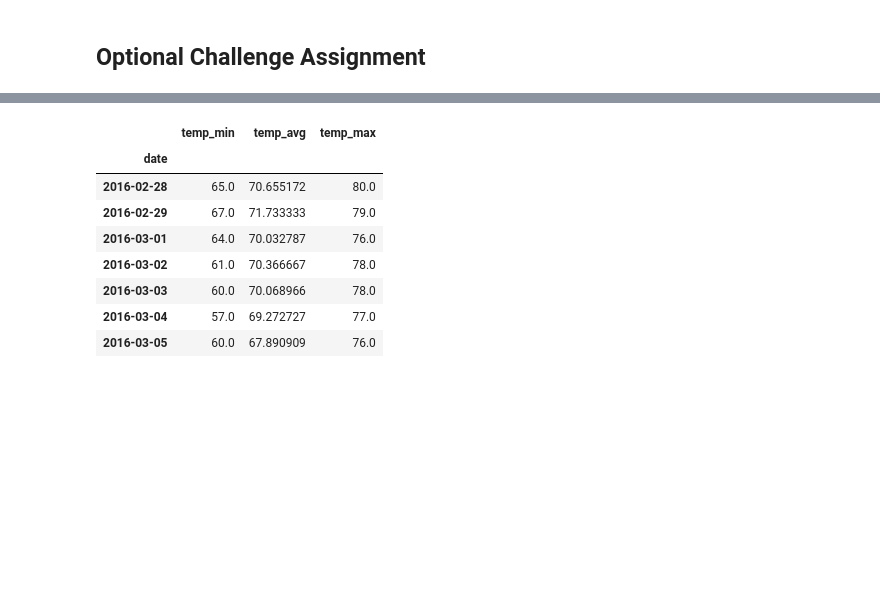
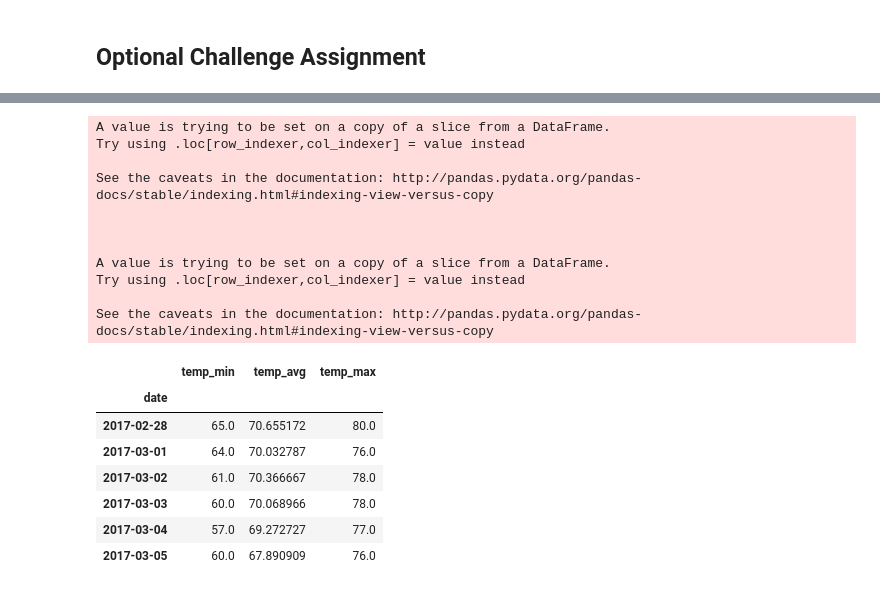
Before and after one commit to jamie-miller-rva/SQLAlchemy-Data-Storage-and-Retrieval, a Jupyter notebook: SQLAlchemy-Data-Storage-and-Retrieval.ipynb, the cells around one changed output, grey strips where cells are left out. Cells and saved outputs as stored; diff of their text form; code cells hidden in the pictures; blank space fills up the shorter version.

Commit message:
Jupyter Notebook for Vacation 'Climate Analysis' for Hawaii

```diff
--- a/SQLAlchemy-Data-Storage-and-Retrieval.ipynb
+++ b/SQLAlchemy-Data-Storage-and-Retrieval.ipynb
@@ -530,0 +477,11 @@ temp_min, temp_avg, temp_max
+# %%
+# ==== INPUT REQUIRED: vacation_start_date   # the first day of weather query in the format '%Y-%m-%d'
+# vacation_start_date = input('Enter a start date AS A STRING between 2010-01-01 and 2017-08-23 in the "YYYY-MM-DD" format: ')
+vacation_start_date = '2017-02-28'
+
+# ==== INPUT REQUIRED: vacation_end_date     # the last day of the weather query in the format '%Y-%m-%d'
+# # vacation_end_date = input('Enter a start date AS A STRING between 2010-01-01 and 2017-08-23 in the "YYYY-MM-DD" format: ')
+vacation_end_date = '2017-03-05'
+
+vacation_daily_normals_temp_df = pd.DataFrame(vacation_daily_normals_temp('2017-02-28', '2017-03-05'), columns= ('date', 'temp_min', 'temp_avg', 'temp_max'))
+vacation_daily_normals_temp_df
@@ -531,28 +497,54 @@ temp_min, temp_avg, temp_max
+# %%
+# Create a list of vacation dates
+# the following makes use of datetime and requires dependencies to include import datetime as dt and import timedelta
+start = dt.datetime.strptime(vacation_start_date, "%Y-%m-%d")
+end = dt.datetime.strptime(vacation_end_date, "%Y-%m-%d")+ timedelta(days=1)
+vacation_dates = \
+    [start + dt.timedelta(days=x) for x in range(0, ((end-start)).days)]
+
+# print(list(vacation_dates))
+# %%
+# Create a list of leap years (for this analysis dates will be limited to the first half of this century)
+# leap_years = [2000, 2004, 2008, 2012, 2016, 2020, 2024, 2028, 2032, 2036, 2040, 2044, and 2048]
+leap_years = ('2000', '2004', '2008', '2012', '2016', '2020', '2024', '2028', '2032', '2036', '2040', '2044', '2048')
 # %%
-# Load the previous query results into a Pandas DataFrame
-vacation_daily_normals_temp_df = pd.DataFrame(vacation_daily_normals_temp("02-28", "03-05"), columns=['temp_min', 'temp_avg', 'temp_max'])
+# If the vacation in not in a leap year append the historical output to drop the 29 FEB summary weather data,
+
+if vacation_start_date[:4] not in leap_years:
+    # Remove the row in vacation_daily_normals_temp_df for 29 FEB
+    vacation_daily_normals_temp_df = vacation_daily_normals_temp_df[~vacation_daily_normals_temp_df['date'].str.contains('2016-02-29')]
 
 # Add the `trip_dates` range as the `date` index
 vacation_daily_normals_temp_df['date'] = vacation_dates
 
 # Convert the 'date' from a string to a date using pandas to_datetime
 vacation_daily_normals_temp_df['date'] = pd.to_datetime(vacation_daily_normals_temp_df['date'], format='%Y-%m-%d')
 
 # Reindex on the date column
 # Set the index to the date column using pandas set_index
 vacation_daily_normals_temp_df.set_index('date', inplace=True)
 
 vacation_daily_normals_temp_df
 # %% [output]
+A value is trying to be set on a copy of a slice from a DataFrame.
+Try using .loc[row_indexer,col_indexer] = value instead
+
+See the caveats in the documentation: http://pandas.pydata.org/pandas-docs/stable/indexing.html#indexing-view-versus-copy
+
+
+
+A value is trying to be set on a copy of a slice from a DataFrame.
+Try using .loc[row_indexer,col_indexer] = value instead
+
+See the caveats in the documentation: http://pandas.pydata.org/pandas-docs/stable/indexing.html#indexing-view-versus-copy
 |  | temp_min | temp_avg | temp_max |
 | date |  |  |  |
-| 2016-02-28 | 65.0 | 70.655172 | 80.0 |
-| 2016-02-29 | 67.0 | 71.733333 | 79.0 |
-| 2016-03-01 | 64.0 | 70.032787 | 76.0 |
-| 2016-03-02 | 61.0 | 70.366667 | 78.0 |
-| 2016-03-03 | 60.0 | 70.068966 | 78.0 |
-| 2016-03-04 | 57.0 | 69.272727 | 77.0 |
-| 2016-03-05 | 60.0 | 67.890909 | 76.0 |
+| 2017-02-28 | 65.0 | 70.655172 | 80.0 |
+| 2017-03-01 | 64.0 | 70.032787 | 76.0 |
+| 2017-03-02 | 61.0 | 70.366667 | 78.0 |
+| 2017-03-03 | 60.0 | 70.068966 | 78.0 |
+| 2017-03-04 | 57.0 | 69.272727 | 77.0 |
+| 2017-03-05 | 60.0 | 67.890909 | 76.0 |
 # %%
 # Plot the daily normals as an area plot with `stacked=False` and x_compat to handel the dates
 vacation_daily_normals_temp_df.plot(kind='area', alpha=.5, stacked=False, x_compat=True, title='Vacation Daily Norms - Temperature')
```
Also changed, not shown: parts of 22 cells of this notebook.
